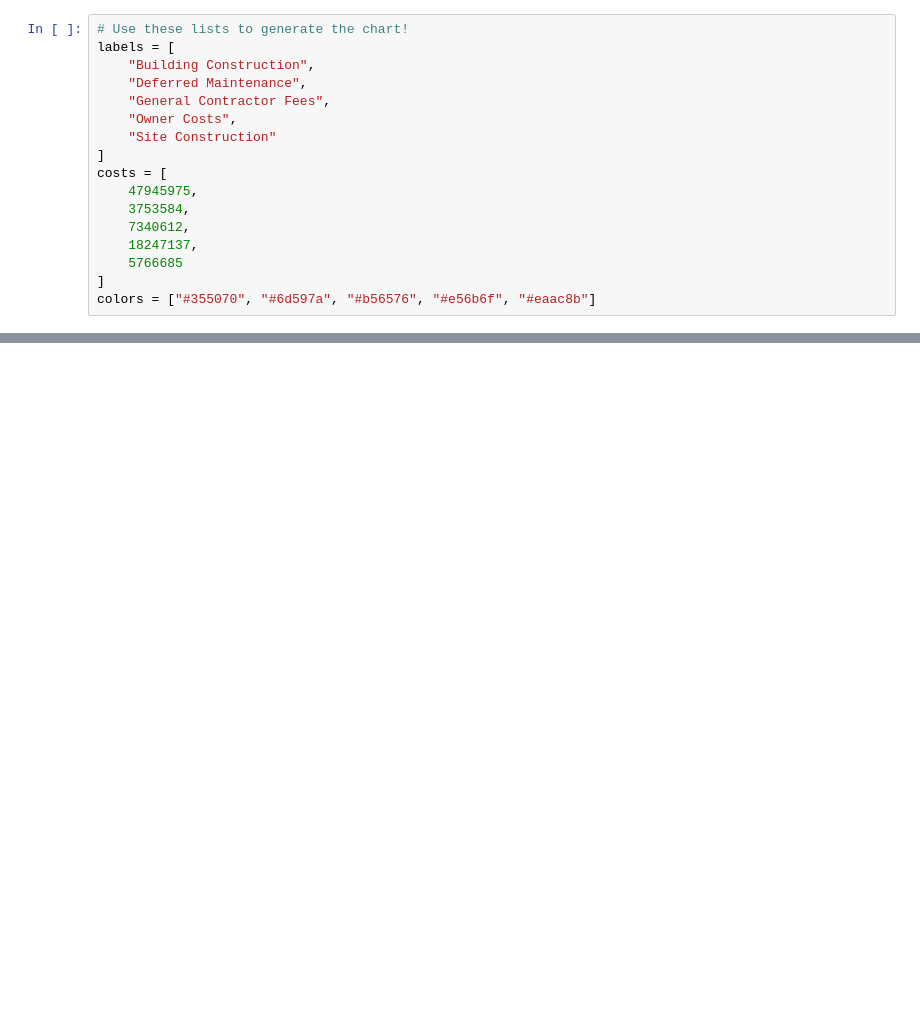
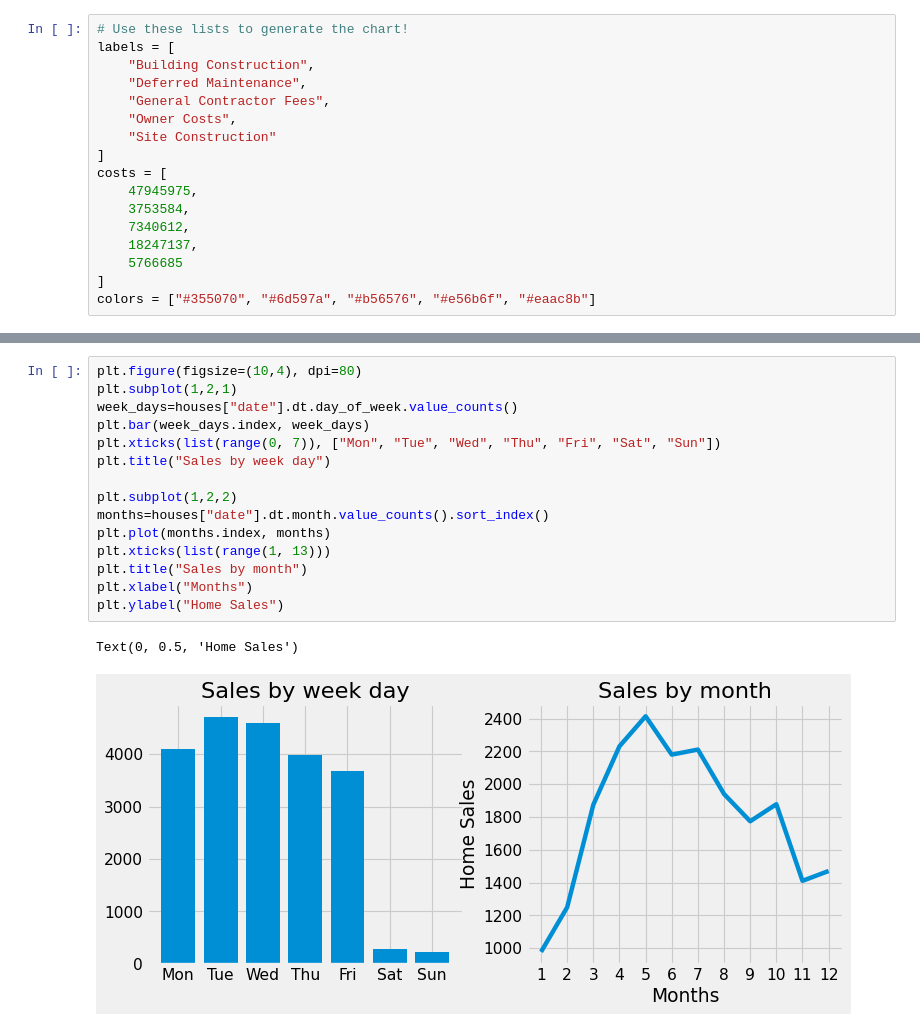
Before and after one commit to belacartaxo/data-analysis-and-visualization-masterclass, a Jupyter notebook: mod10-matplotlib/EXERCISE_11_Matplotlib.ipynb, the cells around one changed output, grey strips where cells are left out. Drawn from its saved outputs; the diff is of its cells as text; blank space fills up the shorter version.

```diff
--- a/mod10-matplotlib/EXERCISE_11_Matplotlib.ipynb
+++ b/mod10-matplotlib/EXERCISE_11_Matplotlib.ipynb
@@ -140,0 +150,18 @@ Recreate the figure seen in this image:
+# %%
+plt.figure(figsize=(10,4), dpi=80)
+plt.subplot(1,2,1)
+week_days=houses["date"].dt.day_of_week.value_counts()
+plt.bar(week_days.index, week_days)
+plt.xticks(list(range(0, 7)), ["Mon", "Tue", "Wed", "Thu", "Fri", "Sat", "Sun"])
+plt.title("Sales by week day")
+
+plt.subplot(1,2,2)
+months=houses["date"].dt.month.value_counts().sort_index()
+plt.plot(months.index, months)
+plt.xticks(list(range(1, 13)))
+plt.title("Sales by month")
+plt.xlabel("Months")
+plt.ylabel("Home Sales")
+# %% [output]
+Text(0, 0.5, 'Home Sales')
+[figure, added]
```
Also changed, not shown: parts of 2 cells of this notebook, 1 other file.
